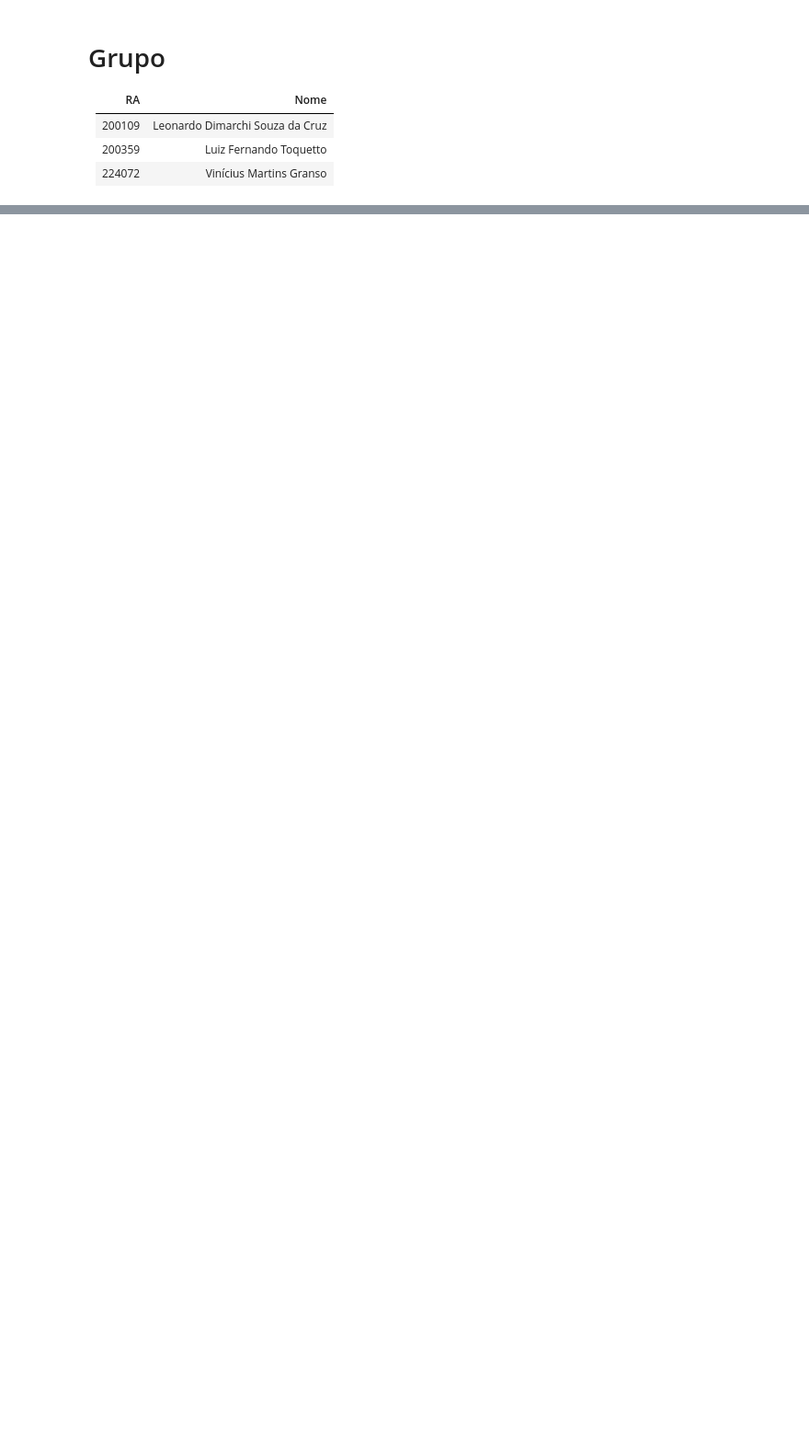
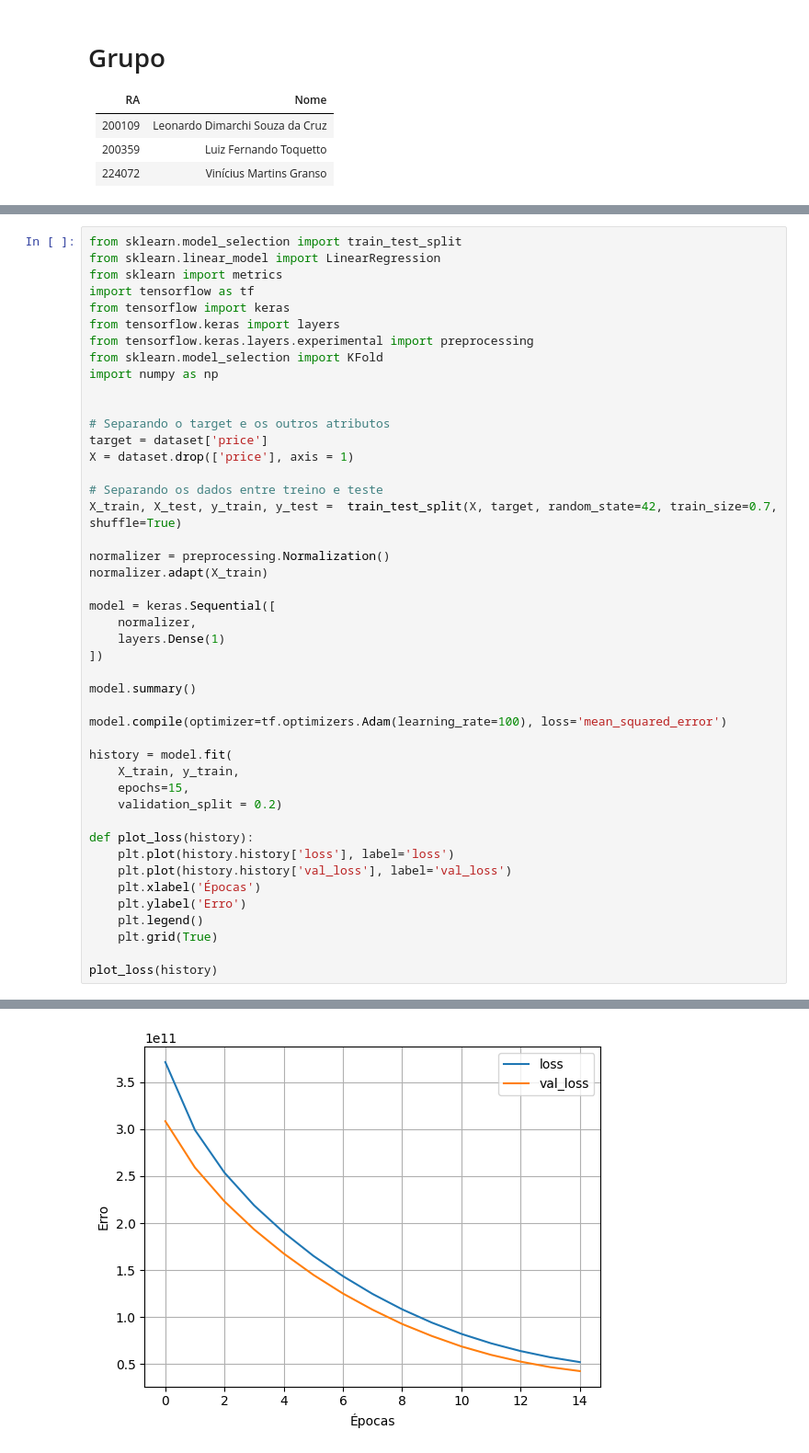
Before and after one commit to leonardodimarchi/ai-regression-and-classification, a Jupyter notebook: regression.ipynb, the cells around one changed output, grey strips where cells are left out. Shown: that part at 92% size. Drawn from its saved outputs; the diff is of its cells as text; blank space fills up the shorter version.

Commit message:
adding base structure and keras regression model

```diff
--- a/regression.ipynb
+++ b/regression.ipynb
@@ -61,0 +184,46 @@ dataset.describe()
+# %%
+from sklearn.model_selection import train_test_split
+from sklearn.linear_model import LinearRegression
+from sklearn import metrics
+import tensorflow as tf
+from tensorflow import keras
+from tensorflow.keras import layers
+from tensorflow.keras.layers.experimental import preprocessing
+from sklearn.model_selection import KFold
+import numpy as np
+
+
+# Separando o target e os outros atributos
+target = dataset['price']
+X = dataset.drop(['price'], axis = 1)
+
+# Separando os dados entre treino e teste
+X_train, X_test, y_train, y_test =  train_test_split(X, target, random_state=42, train_size=0.7, shuffle=True)
+
+normalizer = preprocessing.Normalization()
+normalizer.adapt(X_train)
+
+model = keras.Sequential([
+    normalizer,
+    layers.Dense(1)
+])
+
+model.summary()
+
+model.compile(optimizer=tf.optimizers.Adam(learning_rate=100), loss='mean_squared_error')
+
+history = model.fit(
+    X_train, y_train,
+    epochs=15,
+    validation_split = 0.2)
+
+def plot_loss(history):
+    plt.plot(history.history['loss'], label='loss')
+    plt.plot(history.history['val_loss'], label='val_loss')
+    plt.xlabel('Épocas')
+    plt.ylabel('Erro')
+    plt.legend()
+    plt.grid(True)
+
+plot_loss(history)
+# %% [output]
@@ -61,0 +247 @@ dataset.describe()
+[figure, added]
```
Also changed, not shown: parts of 15 cells of this notebook.
